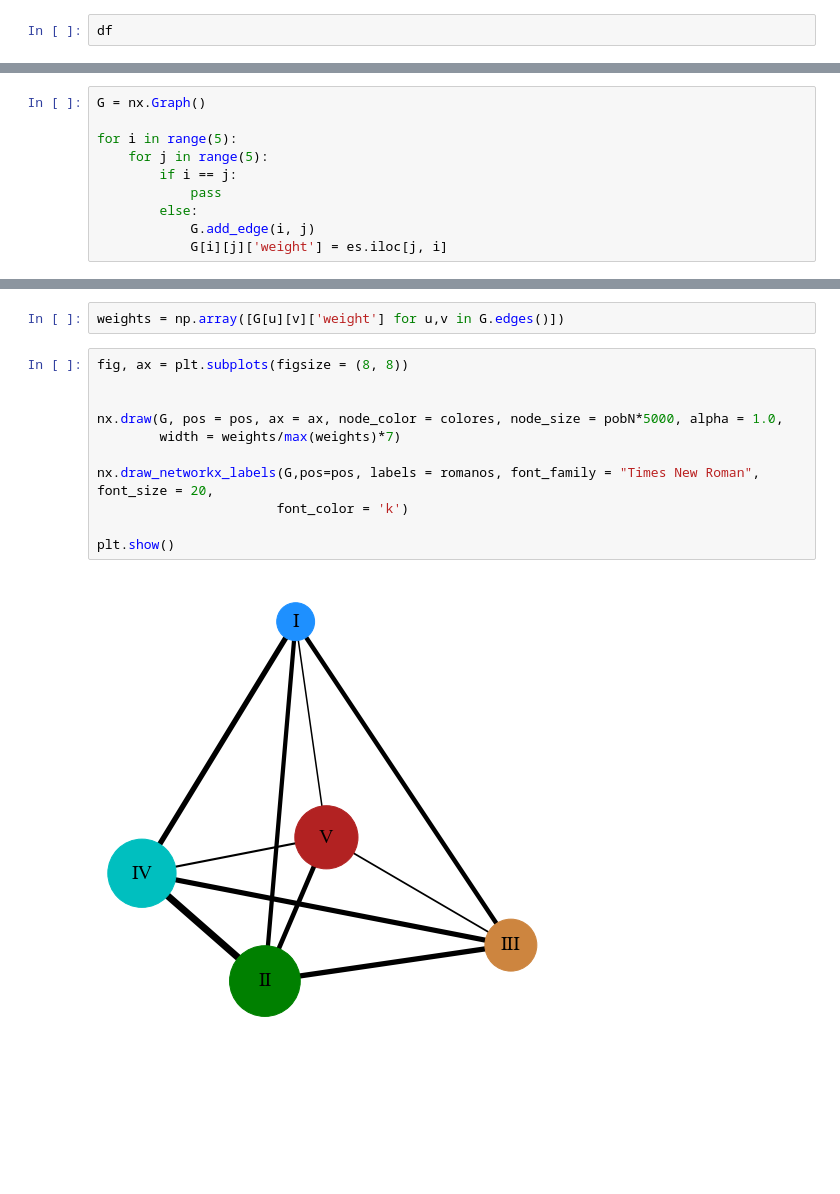
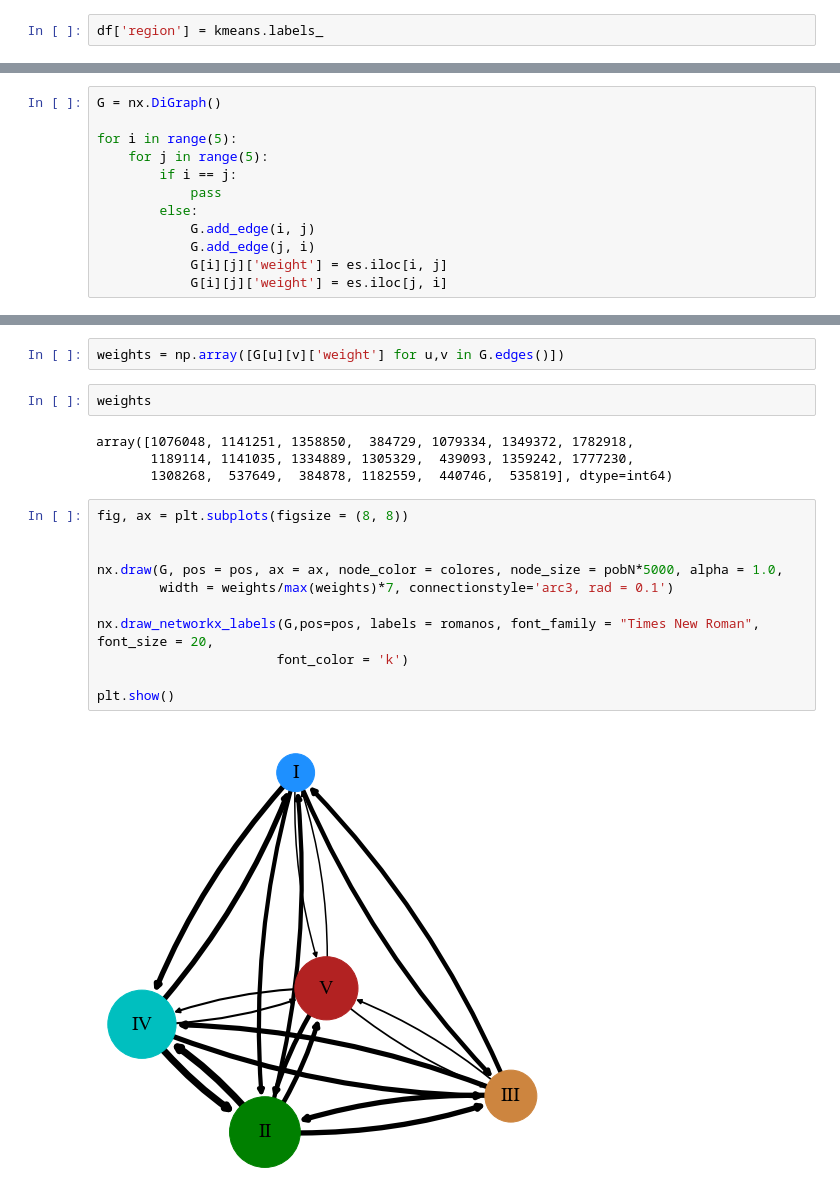
Before and after one commit to edtrelo/COVID19Model, a Jupyter notebook: src/clustering/regionalización.ipynb, the cells around one changed output, grey strips where cells are left out. Cells and saved outputs as stored; diff of their text form; blank space fills up the shorter version.

```diff
--- a/src/clustering/regionalización.ipynb
+++ b/src/clustering/regionalización.ipynb
@@ -164,4 +164,4 @@ entradas = M.sum(axis = 0)
 df = pd.concat([df, entradas], join = 'inner', axis = 1)
 df.rename(columns = {0:'entradas'}, inplace = True)
 # %%
-df
+df['region'] = kmeans.labels_
@@ -310,7 +302,7 @@ regiones.reset_index()
 | 3 | 3 | MULTIPOLYGON (((-99.31534 19.2292... | 09012 |
 | 4 | 4 | MULTIPOLYGON (((-99.05814 19.4006... | 09005 |
 # %%
-G = nx.Graph()
+G = nx.DiGraph()
 
 for i in range(5):
     for j in range(5):
@@ -318,6 +310,8 @@ for i in range(5):
             pass
         else:
             G.add_edge(i, j)
+            G.add_edge(j, i)
+            G[i][j]['weight'] = es.iloc[i, j]
             G[i][j]['weight'] = es.iloc[j, i]
 # %%
 P = lambda p: (p.x, p.y)
@@ -351,16 +345,22 @@ pos[2] = (6, -3)
 plt.rcParams["font.family"] = "Times New Roman"
 # %%
 weights = np.array([G[u][v]['weight'] for u,v in G.edges()])
+# %%
+weights
+# %% [output]
+array([1076048, 1141251, 1358850,  384729, 1079334, 1349372, 1782918,
+       1189114, 1141035, 1334889, 1305329,  439093, 1359242, 1777230,
+       1308268,  537649,  384878, 1182559,  440746,  535819], dtype=int64)
 # %%
 fig, ax = plt.subplots(figsize = (8, 8))
 
 
 nx.draw(G, pos = pos, ax = ax, node_color = colores, node_size = pobN*5000, alpha = 1.0,
-        width = weights/max(weights)*7)
+        width = weights/max(weights)*7, connectionstyle='arc3, rad = 0.1')
 
 nx.draw_networkx_labels(G,pos=pos, labels = romanos, font_family = "Times New Roman", font_size = 20,
                        font_color = 'k')
 
 plt.show()
 # %% [output]
-[figure, old version]
+[figure, new version]
```
Also changed, not shown: parts of 2 cells of this notebook, 14 other files.
